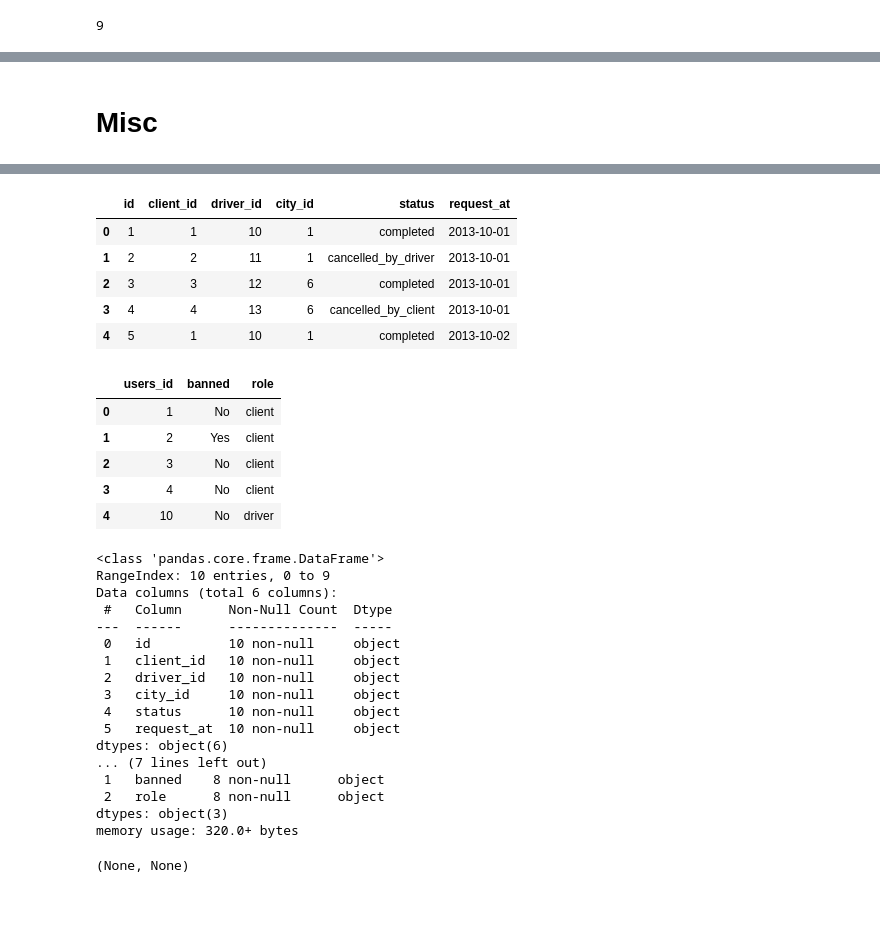
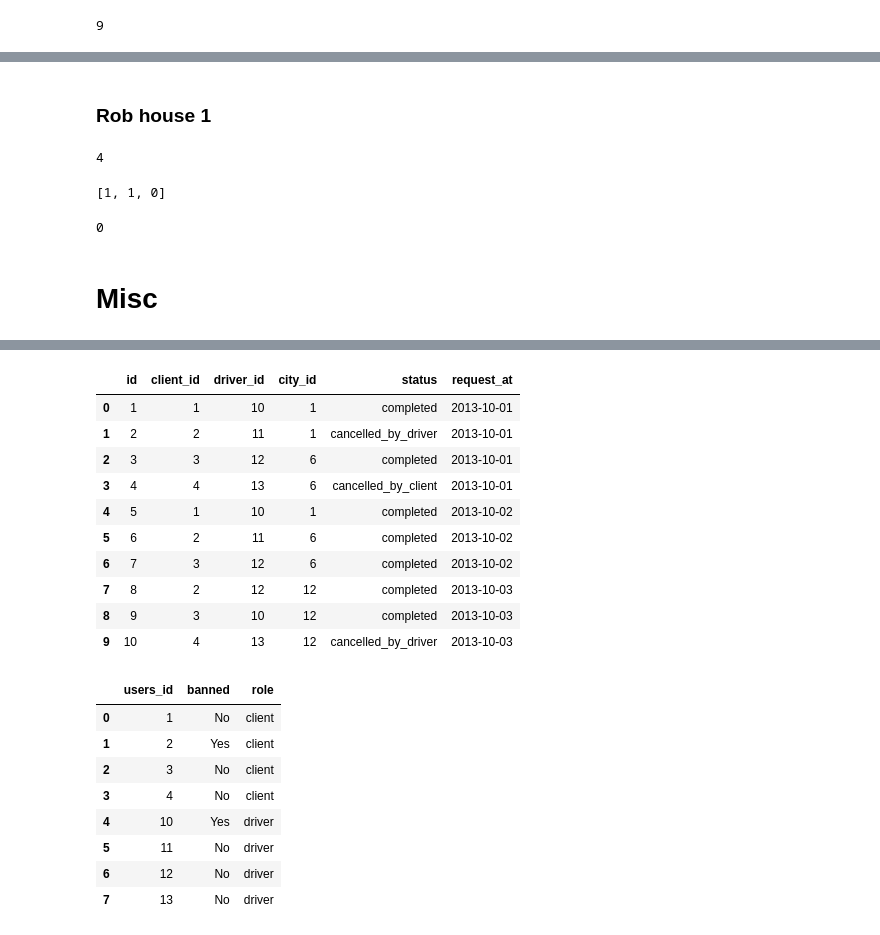
Before and after one commit to shenwung/code_algo_stuff, a Jupyter notebook: work.ipynb, the cells around one changed output, grey strips where cells are left out. Saved outputs shown, nothing was run; the diff lists cells and outputs as text; code cells hidden in the pictures; blank space fills up the shorter version.

```diff
--- a/work.ipynb
+++ b/work.ipynb
@@ -994,3 +1083,41 @@ Solution().maxProfit([7,2,5,3,6,4,1,10])
+# %% [markdown]
+### Rob house 1
+# %%
+class Solution:
+    def rob(self, nums):
+        prev2, prev = 0, 0
+        for cur in nums:
+            prev2, prev = prev, max(prev2 + cur, prev)
+        return prev
+
+
+Solution().rob([2, 1, 1, 2])
+# %% [output]
+4
+# %%
+class Solution:
+    def numDecodings(self, s: str) -> int:
+        if not s or s[0] == "0": return 0
+
+        valid = range(1, 27)
+        dp = [0] * (len(s) + 1)
+        dp[0] = 1
+        dp[1] = 0 if s[0] == "0" else 1
+
+        for i in range(1, len(s)):
+            if int(s[i - 1:i]) in valid:
+                dp[i] += dp[i - 1]
+
+            if s[i - 2] != "0" and int(s[i - 2:i]) in valid :
+                dp[i] += dp[i - 2]
+
+        print(dp)
+        return dp[-1]
+
+Solution().numDecodings("12")
+# %% [output]
+[1, 1, 0]
+0
 # %% [markdown]
 # Misc
 # %%
@@ -1017,39 +1144,27 @@ data
 # %%
 df_trips = pd.DataFrame(data["rows"]["Trips"], columns=data["headers"]["Trips"])
 df_users = pd.DataFrame(data["rows"]["Users"], columns=data["headers"]["Users"])
-display(df_trips.head())
-display(df_users.head())
+df_users.loc[df_users.users_id == "10", "banned"] = "Yes"
+display(df_trips)
+display(df_users)
 # %% [output]
 |  | id | client_id | driver_id | city_id | status | request_at |
 | 0 | 1 | 1 | 10 | 1 | completed | 2013-10-01 |
 | 1 | 2 | 2 | 11 | 1 | cancelled_by_driver | 2013-10-01 |
 | 2 | 3 | 3 | 12 | 6 | completed | 2013-10-01 |
 | 3 | 4 | 4 | 13 | 6 | cancelled_by_client | 2013-10-01 |
 | 4 | 5 | 1 | 10 | 1 | completed | 2013-10-02 |
+| 5 | 6 | 2 | 11 | 6 | completed | 2013-10-02 |
+| 6 | 7 | 3 | 12 | 6 | completed | 2013-10-02 |
+| 7 | 8 | 2 | 12 | 12 | completed | 2013-10-03 |
+| 8 | 9 | 3 | 10 | 12 | completed | 2013-10-03 |
+| 9 | 10 | 4 | 13 | 12 | cancelled_by_driver | 2013-10-03 |
 |  | users_id | banned | role |
 | 0 | 1 | No | client |
 | 1 | 2 | Yes | client |
 | 2 | 3 | No | client |
 | 3 | 4 | No | client |
-| 4 | 10 | No | driver |
+| 4 | 10 | Yes | driver |
+| 5 | 11 | No | driver |
+| 6 | 12 | No | driver |
+| 7 | 13 | No | driver |
-# %%
-df_trips.info(), df_users.info()
-# %% [output]
-<class 'pandas.core.frame.DataFrame'>
-RangeIndex: 10 entries, 0 to 9
-Data columns (total 6 columns):
- #   Column      Non-Null Count  Dtype
----  ------      --------------  -----
- 0   id          10 non-null     object
- 1   client_id   10 non-null     object
- 2   driver_id   10 non-null     object
- 3   city_id     10 non-null     object
- 4   status      10 non-null     object
- 5   request_at  10 non-null     object
-dtypes: object(6)
-... (7 lines left out)
- 1   banned    8 non-null      object
- 2   role      8 non-null      object
-dtypes: object(3)
-memory usage: 320.0+ bytes
-(None, None)
```
Also changed, not shown: parts of 17 cells of this notebook.
